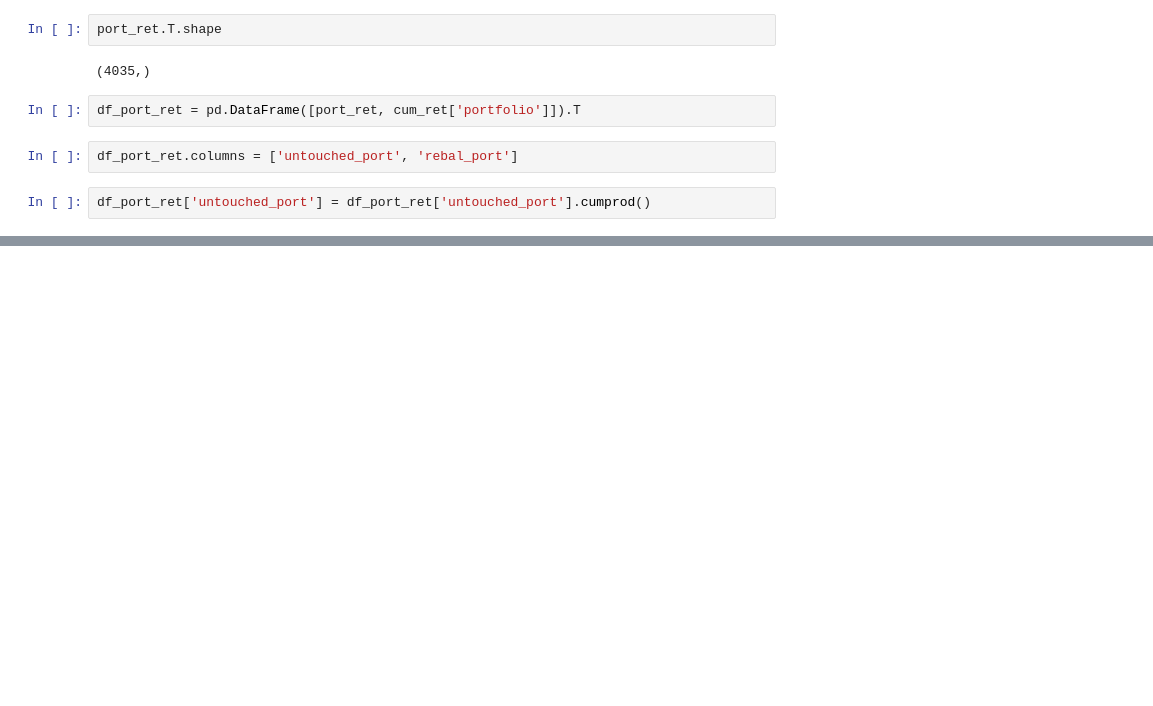
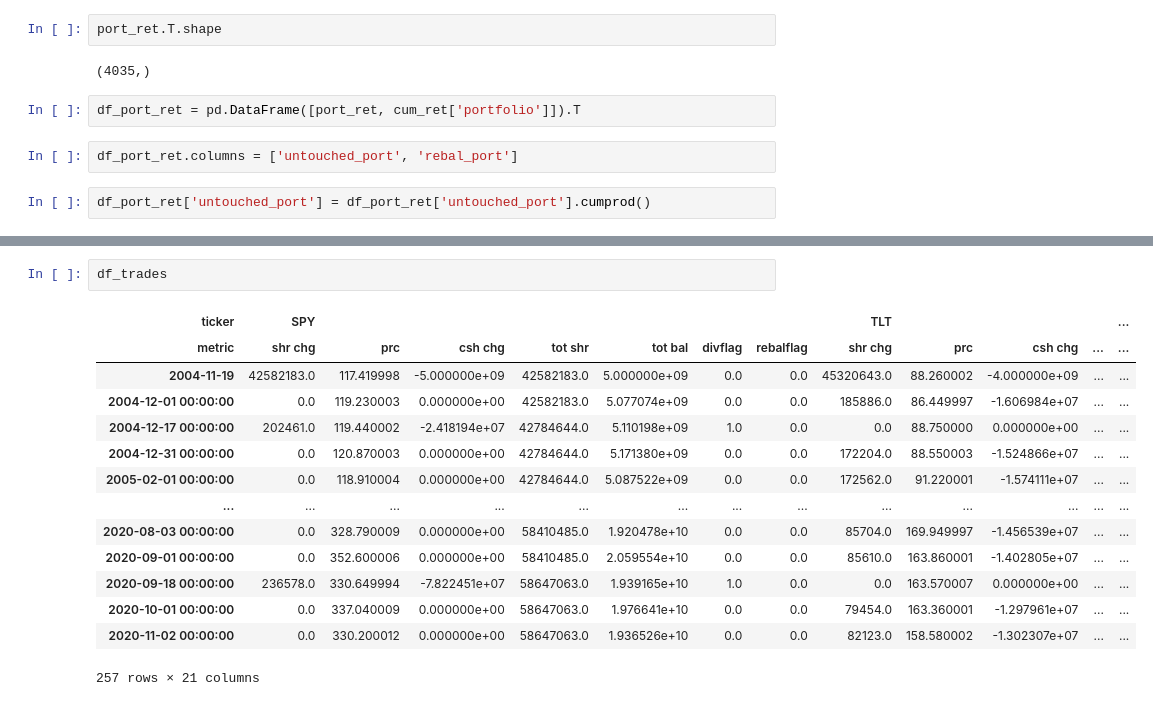
Before and after one commit to ningtong88/Capstone_TDAmeritrade, a Jupyter notebook: TDAmeritrade Cash Based Portfolio Rebalancing.ipynb, the cells around one changed output, grey strips where cells are left out. Drawn from its saved outputs; the diff is of its cells as text; blank space fills up the shorter version.

```diff
--- a/TDAmeritrade Cash Based Portfolio Rebalancing.ipynb
+++ b/TDAmeritrade Cash Based Portfolio Rebalancing.ipynb
@@ -459,0 +605,17 @@ df_port_ret
+# %%
+df_trades
+# %% [output]
+| ticker | SPY |  |  |  |  |  |  | TLT |  |  |  | ... |
+| metric | shr chg | prc | csh chg | tot shr | tot bal | divflag | rebalflag | shr chg | prc | csh chg | ... | ... |
+| 2004-11-19 | 42582183.0 | 117.419998 | -5.000000e+09 | 42582183.0 | 5.000000e+09 | 0.0 | 0.0 | 45320643.0 | 88.260002 | -4.000000e+09 | ... | ... |
+| 2004-12-01 00:00:00 | 0.0 | 119.230003 | 0.000000e+00 | 42582183.0 | 5.077074e+09 | 0.0 | 0.0 | 185886.0 | 86.449997 | -1.606984e+07 | ... | ... |
+| 2004-12-17 00:00:00 | 202461.0 | 119.440002 | -2.418194e+07 | 42784644.0 | 5.110198e+09 | 1.0 | 0.0 | 0.0 | 88.750000 | 0.000000e+00 | ... | ... |
+| 2004-12-31 00:00:00 | 0.0 | 120.870003 | 0.000000e+00 | 42784644.0 | 5.171380e+09 | 0.0 | 0.0 | 172204.0 | 88.550003 | -1.524866e+07 | ... | ... |
+| 2005-02-01 00:00:00 | 0.0 | 118.910004 | 0.000000e+00 | 42784644.0 | 5.087522e+09 | 0.0 | 0.0 | 172562.0 | 91.220001 | -1.574111e+07 | ... | ... |
+| ... | ... | ... | ... | ... | ... | ... | ... | ... | ... | ... | ... | ... |
+| 2020-08-03 00:00:00 | 0.0 | 328.790009 | 0.000000e+00 | 58410485.0 | 1.920478e+10 | 0.0 | 0.0 | 85704.0 | 169.949997 | -1.456539e+07 | ... | ... |
+| 2020-09-01 00:00:00 | 0.0 | 352.600006 | 0.000000e+00 | 58410485.0 | 2.059554e+10 | 0.0 | 0.0 | 85610.0 | 163.860001 | -1.402805e+07 | ... | ... |
+| 2020-09-18 00:00:00 | 236578.0 | 330.649994 | -7.822451e+07 | 58647063.0 | 1.939165e+10 | 1.0 | 0.0 | 0.0 | 163.570007 | 0.000000e+00 | ... | ... |
+| 2020-10-01 00:00:00 | 0.0 | 337.040009 | 0.000000e+00 | 58647063.0 | 1.976641e+10 | 0.0 | 0.0 | 79454.0 | 163.360001 | -1.297961e+07 | ... | ... |
+| 2020-11-02 00:00:00 | 0.0 | 330.200012 | 0.000000e+00 | 58647063.0 | 1.936526e+10 | 0.0 | 0.0 | 82123.0 | 158.580002 | -1.302307e+07 | ... | ... |
+257 rows × 21 columns
```
Also changed, not shown: parts of 41 cells of this notebook, 1 other file.
